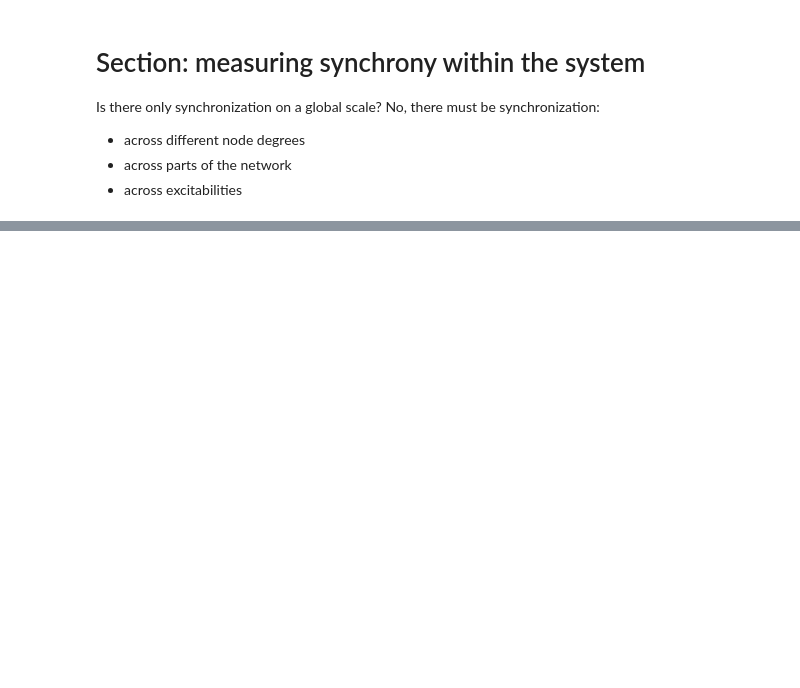
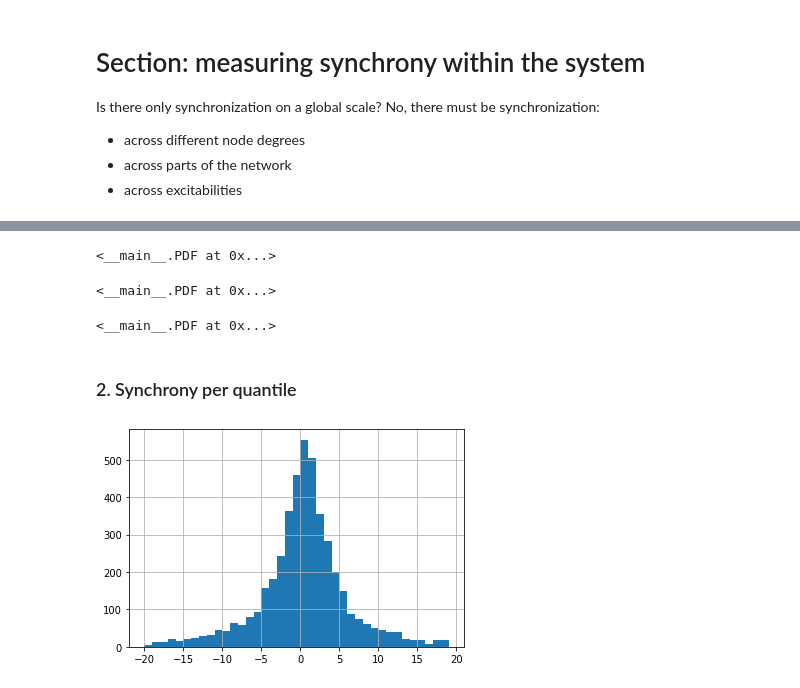
Before and after one commit to simonaertssen/AdaptiveNeuronalNetworks, a Jupyter notebook: Meetings/Notes meeting _10_2020.ipynb, the cells around one changed output, grey strips where cells are left out. Saved outputs shown, nothing was run; the diff lists cells and outputs as text; code cells hidden in the pictures; blank space fills up the shorter version.

```diff
--- a/Meetings/Notes meeting _10_2020.ipynb
+++ b/Meetings/Notes meeting _10_2020.ipynb
@@ -569,0 +579,28 @@ A mean field
+# %%
+PDF('../Figures/InvestigateOrderParametersPSS.pdf',(600, 900))
+# %% [output]
+<__main__.PDF at 0x...>
+# %%
+PDF('../Figures/InvestigateOrderParametersPSR.pdf',(600, 900))
+# %% [output]
+<__main__.PDF at 0x...>
+# %%
+PDF('../Figures/InvestigateOrderParametersCPW.pdf',(600, 900))
+# %% [output]
+<__main__.PDF at 0x...>
+# %% [markdown]
+### 2. Synchrony per quantile
+# %%
+from scipy.stats import cauchy
+
+eta0 = 0.5
+delta = 3
+eta = cauchy.rvs(loc=eta0, scale=delta, size=(N,1))
+
+lo5q = eta0 + delta*np.tan(np.pi*(0.05 - 1/2));
+hi5q = eta0 + delta*np.tan(np.pi*(0.95 - 1/2));
+
+plt.hist(eta, bins=np.arange(-20,20,1))
+plt.grid(True)
+# %% [output]
+[figure, added]
```
Also changed, not shown: parts of 1 cell of this notebook, 1 other file.
